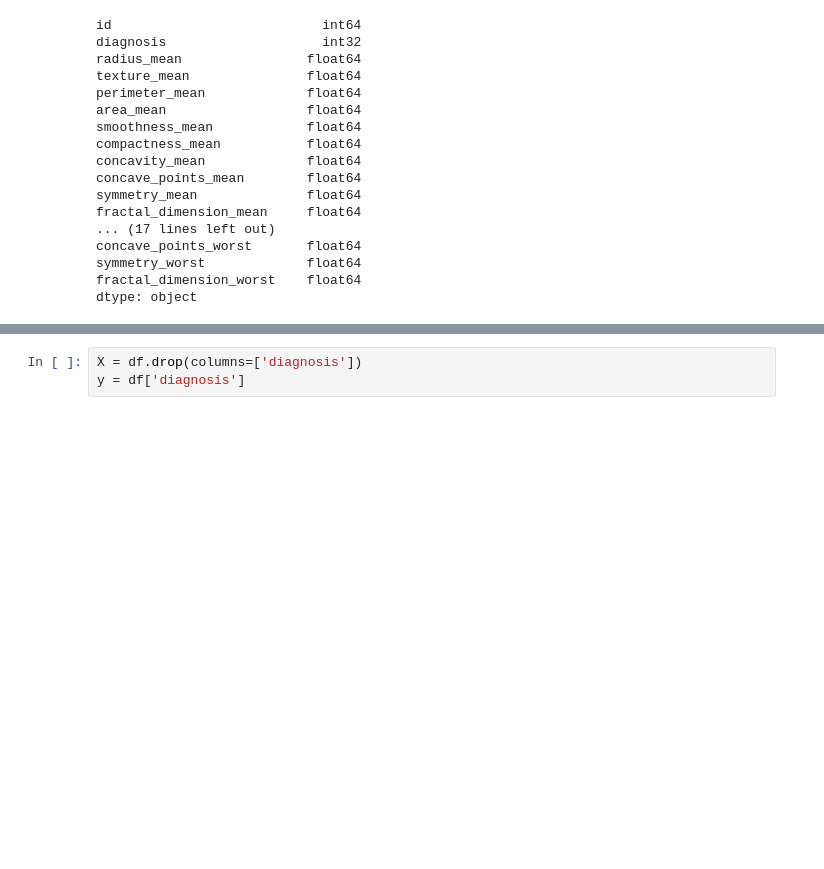
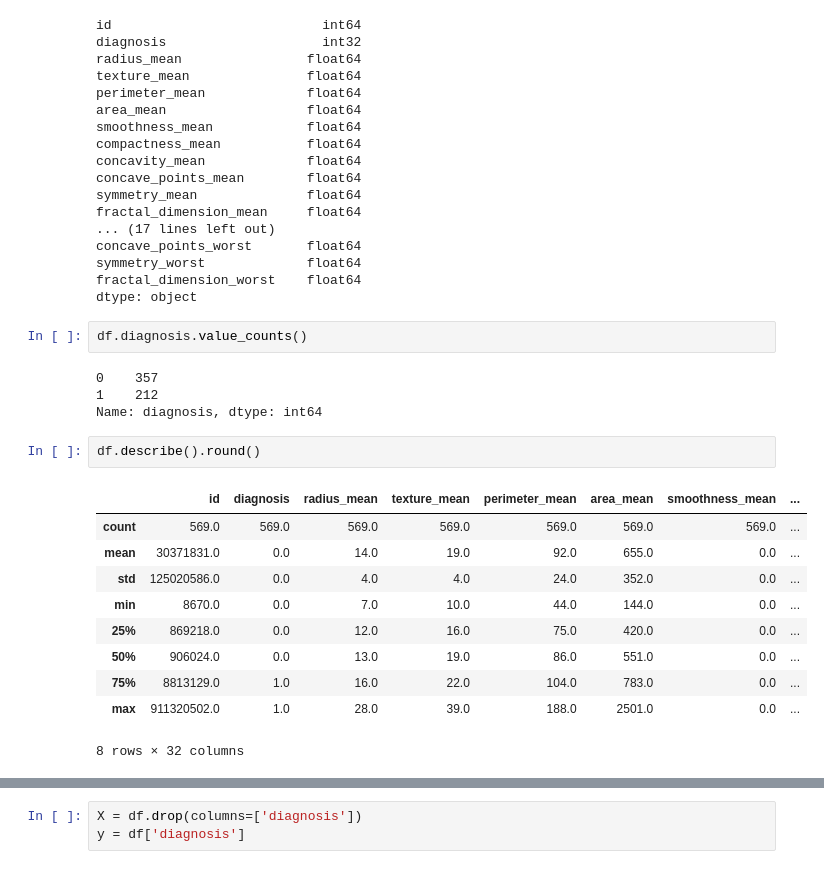
Before and after one commit to Mabella29/BC_Prediction, a Jupyter notebook: myProject.ipynb, the cells around one changed output, grey strips where cells are left out. Saved outputs shown, nothing was run; the diff lists cells and outputs as text; blank space fills up the shorter version.

```diff
--- a/myProject.ipynb
+++ b/myProject.ipynb
@@ -95,3 +114,22 @@ concave_points_worst       float64
 symmetry_worst             float64
 fractal_dimension_worst    float64
 dtype: object
+# %%
+df.diagnosis.value_counts()
+# %% [output]
+0    357
+1    212
+Name: diagnosis, dtype: int64
+# %%
+df.describe().round()
+# %% [output]
+|  | id | diagnosis | radius_mean | texture_mean | perimeter_mean | area_mean | smoothness_mean | ... |
+| count | 569.0 | 569.0 | 569.0 | 569.0 | 569.0 | 569.0 | 569.0 | ... |
+| mean | 30371831.0 | 0.0 | 14.0 | 19.0 | 92.0 | 655.0 | 0.0 | ... |
+| std | 125020586.0 | 0.0 | 4.0 | 4.0 | 24.0 | 352.0 | 0.0 | ... |
+| min | 8670.0 | 0.0 | 7.0 | 10.0 | 44.0 | 144.0 | 0.0 | ... |
+| 25% | 869218.0 | 0.0 | 12.0 | 16.0 | 75.0 | 420.0 | 0.0 | ... |
+| 50% | 906024.0 | 0.0 | 13.0 | 19.0 | 86.0 | 551.0 | 0.0 | ... |
+| 75% | 8813129.0 | 1.0 | 16.0 | 22.0 | 104.0 | 783.0 | 0.0 | ... |
+| max | 911320502.0 | 1.0 | 28.0 | 39.0 | 188.0 | 2501.0 | 0.0 | ... |
+8 rows × 32 columns
```
Also changed, not shown: parts of 22 cells of this notebook.
